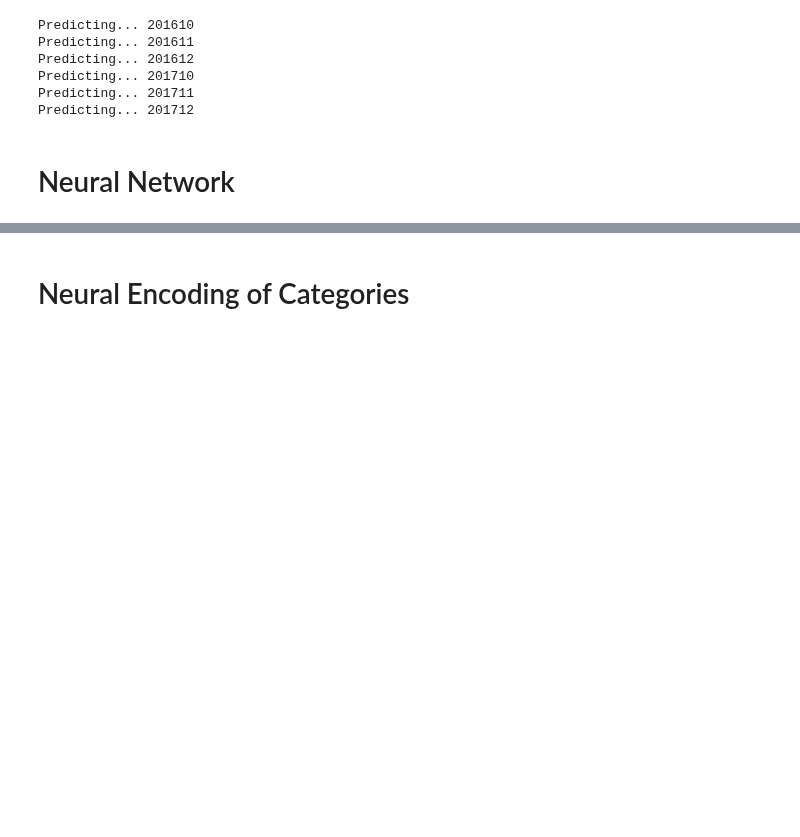
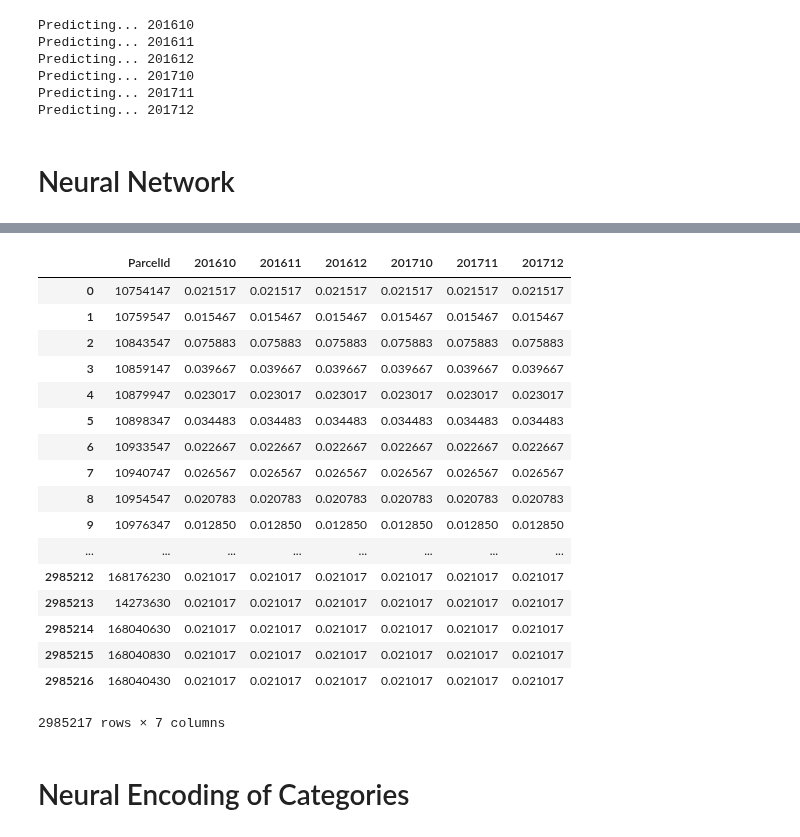
Before and after one commit to ibratface/dl_projects, a Jupyter notebook: zillow.ipynb, the cells around one changed output, grey strips where cells are left out. Saved outputs shown, nothing was run; the diff lists cells and outputs as text; code cells hidden in the pictures; blank space fills up the shorter version.

```diff
--- a/zillow.ipynb
+++ b/zillow.ipynb
@@ -387,6 +375,17 @@ ________________________________________________________________________________
+# %%
+def clr(epoch, lr_min=0.0001, lr_max=0.001, cycle=10):
+    f = abs((epoch % cycle) - (cycle/2)) * 2 / cycle
+    lr = lr_max - (lr_max - lr_min) * (1 - f)
+    return lr
+
+# for i in range(100):
+#     print (clr(i))
+
+clrs = keras.callbacks.LearningRateScheduler(clr)
+mc = keras.callbacks.ModelCheckpoint('zillow/best_checkpoint.model', monitor='val_loss', verbose=1, save_best_only=True, save_weights_only=False, mode='auto', period=1)
+es = keras.callbacks.EarlyStopping(patience=5)
+rlr = keras.callbacks.ReduceLROnPlateau(patience=1)
 # %%
-opt = keras.optimizers.Adam(lr=0.001, decay=0.025)
-model.compile(loss='mean_absolute_error', optimizer=opt)
-hist = model.fit(feature_split(train_features), y_train, batch_size=64, epochs=4,
-             verbose=1, shuffle=True)
+hist = model.fit(feature_split(train_features), y_train, batch_size=64, epochs=20, validation_split=0.1,
+             verbose=1, shuffle=True, callbacks=[clrs, es, rlr])
 # %% [output]
@@ -436,3 +458,5 @@ nsub = pd.read_csv('zillow/submission.nn.csv.gz').set_index('ParcelId')
 
 esub = xsub * wgt_x + lsub * wgt_l + nsub * wgt_n
 esub.to_csv('zillow/submission.ens.csv.gz', index=True, float_format='%.4f', compression='gzip')
+# %%
+test = pd.read_csv('zillow/5355271.csv.gz')
@@ -438,0 +472,27 @@ esub.to_csv('zillow/submission.ens.csv.gz', index=True, float_format='%.4f', com
+# %%
+preds = test.set_index('ParcelId').mean(axis=1)
+# %%
+subm = pd.DataFrame()
+subm['ParcelId'] = preds.index
+for month, date in zip(months, dates):
+    subm[date] = preds.values
+subm
+# %% [output]
+|  | ParcelId | 201610 | 201611 | 201612 | 201710 | 201711 | 201712 |
+| 0 | 10754147 | 0.021517 | 0.021517 | 0.021517 | 0.021517 | 0.021517 | 0.021517 |
+| 1 | 10759547 | 0.015467 | 0.015467 | 0.015467 | 0.015467 | 0.015467 | 0.015467 |
+| 2 | 10843547 | 0.075883 | 0.075883 | 0.075883 | 0.075883 | 0.075883 | 0.075883 |
+| 3 | 10859147 | 0.039667 | 0.039667 | 0.039667 | 0.039667 | 0.039667 | 0.039667 |
+| 4 | 10879947 | 0.023017 | 0.023017 | 0.023017 | 0.023017 | 0.023017 | 0.023017 |
+| 5 | 10898347 | 0.034483 | 0.034483 | 0.034483 | 0.034483 | 0.034483 | 0.034483 |
+| 6 | 10933547 | 0.022667 | 0.022667 | 0.022667 | 0.022667 | 0.022667 | 0.022667 |
+| 7 | 10940747 | 0.026567 | 0.026567 | 0.026567 | 0.026567 | 0.026567 | 0.026567 |
+| 8 | 10954547 | 0.020783 | 0.020783 | 0.020783 | 0.020783 | 0.020783 | 0.020783 |
+| 9 | 10976347 | 0.012850 | 0.012850 | 0.012850 | 0.012850 | 0.012850 | 0.012850 |
+| ... | ... | ... | ... | ... | ... | ... | ... |
+| 2985212 | 168176230 | 0.021017 | 0.021017 | 0.021017 | 0.021017 | 0.021017 | 0.021017 |
+| 2985213 | 14273630 | 0.021017 | 0.021017 | 0.021017 | 0.021017 | 0.021017 | 0.021017 |
+| 2985214 | 168040630 | 0.021017 | 0.021017 | 0.021017 | 0.021017 | 0.021017 | 0.021017 |
+| 2985215 | 168040830 | 0.021017 | 0.021017 | 0.021017 | 0.021017 | 0.021017 | 0.021017 |
+| 2985216 | 168040430 | 0.021017 | 0.021017 | 0.021017 | 0.021017 | 0.021017 | 0.021017 |
+2985217 rows × 7 columns
```
Also changed, not shown: parts of 17 cells of this notebook, 1 other file.
